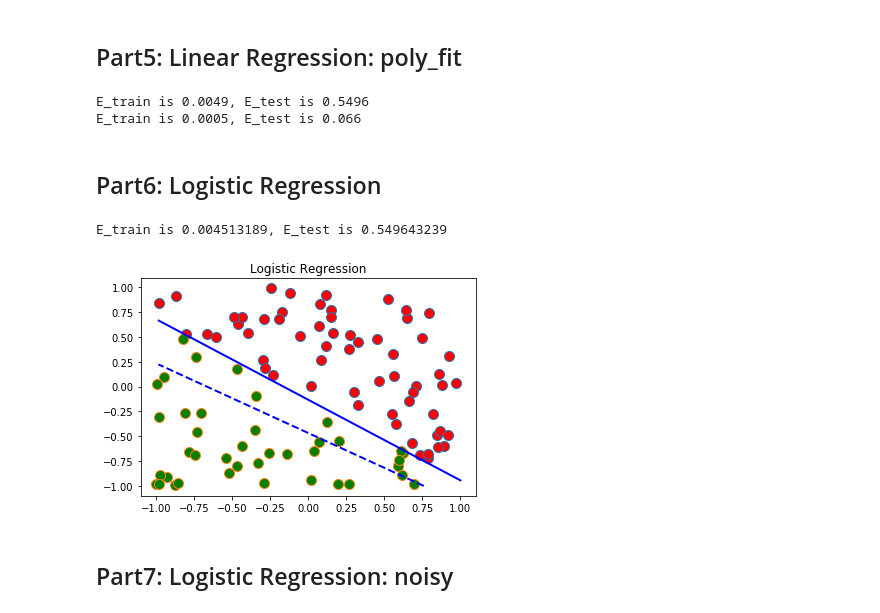
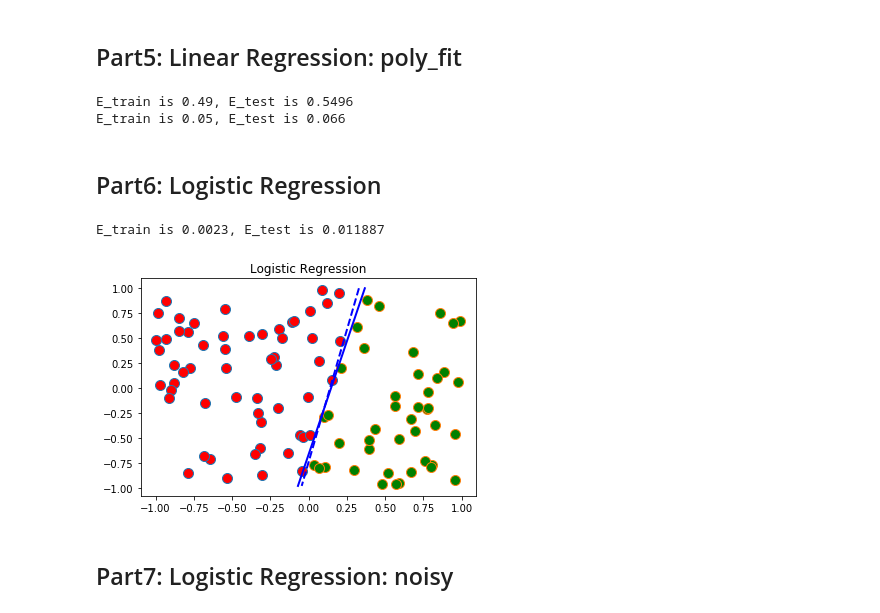
Before and after one commit to Dearkano/Data-Mining, a Jupyter notebook: dm2019summer_hw2/linear-models/run.ipynb, the cells around one changed output. Cells and saved outputs as stored; diff of their text form; code cells hidden in the pictures.

```diff
--- a/dm2019summer_hw2/linear-models/run.ipynb
+++ b/dm2019summer_hw2/linear-models/run.ipynb
@@ -245,6 +239,7 @@ E_test = 0
 nRep = 1
 for j in range(nRep):
     P, N = X.shape
+    PT, NT = X_test.shape
     b = np.ones((1, N))
     x = np.vstack((b, X))
     l = y[0]
@@ -254,18 +249,17 @@ for j in range(nRep):
         g = np.dot(f, l[i])
         if g <= 0:
             E_train = E_train + 1
-    P, N = X_test.shape
-    b = np.ones((1, N))
+    b = np.ones((1, NT))
     xt = np.vstack((b, X_test))
     l = y_test[0]
-    for i in range(N):
+    for i in range(NT):
         a = np.array([xt[:, i]])
         f = np.dot(w.T, a.T)
         g = np.dot(f, l[i])
         if g <= 0:
             E_test = E_test + 1
 E_train = E_train/nRep/N
-E_test = E_test/nRep/N
+E_test = E_test/nRep/NT
 
 print('E_train is {}, E_test is {}'.format(E_train, E_test))
 
@@ -290,6 +284,7 @@ E_test = 0
 nRep = 1
 for j in range(nRep):
     P, N = X_t.shape
+    PT, NT = X_test_t.shape
     b = np.ones((1, N))
     x_t_x = np.vstack((b, X_t))
     l = y[0]
@@ -299,67 +294,73 @@ for j in range(nRep):
         g = np.dot(f, l[i])
         if g <= 0:
             E_train = E_train + 1
-    P, N = X_test_t.shape
-    b = np.ones((1, N))
+    b = np.ones((1, NT))
     xt_t_x = np.vstack((b, X_test_t))
     l = y_test[0]
-    for i in range(N):
+    for i in range(NT):
         a = np.array([xt_t_x[:, i]])
         f = np.dot(w_x.T, a.T)
         g = np.dot(f, l[i])
         if g <= 0:
             E_test = E_test + 1
 E_train = E_train/nRep/N
-E_test = E_test/nRep/N
+E_test = E_test/nRep/NT
 
 
 
 # Compute training, testing error
 print('E_train is {}, E_test is {}'.format(E_train, E_test))
 # %% [output]
-E_train is 0.0049, E_test is 0.5496
-E_train is 0.0005, E_test is 0.066
+E_train is 0.49, E_test is 0.5496
+E_train is 0.05, E_test is 0.066
 # %% [markdown]
 ## Part6: Logistic Regression
 # %%
 from logistic import logistic
 
 # Since logistic regression outputs 0/1, we should adjust the label y.
-nRep = 1; # number of replicates
-nTrain = 100; # number of training data
 
-for i in range(nRep):
-    X, y, w_f = mkdata(nTrain)
-    w_g = logistic(X, y);
+nRep = 100 # number of replicates
+nTrain = 100 # number of training data
+nTest = 10000
+E_train = 0
+E_test = 0
+for j in range(nRep):
+    XH, yH, w_f = mkdata(nTrain+nTest)
+    X = np.array(XH[:, 0:nTrain])
+    X_t = XH[:, nTrain:nTrain+nTest+1]
+    y = yH[:, 0:nTrain]
+    y_t = yH[:,nTrain:nTrain+nTest+1]
     P, N = X.shape
+    PT, NT = X_t.shape
     b = np.ones((1, N))
     x = np.vstack((b, X))
     l = y[0]
+    w_g1 = logistic(x, y)
     for i in range(N):
         a = np.array([x[:, i]])
-        f = np.dot(w.T, a.T)
+        f = np.dot(w_g1.T, a.T)
         g = np.dot(f, l[i])
         if g <= 0:
             E_train = E_train + 1
-    P, N = X_test.shape
-    b = np.ones((1, N))
-    xt = np.vstack((b, X_test))
-    l = y_test[0]
-    for i in range(N):
-        a = np.array([xt[:, i]])
-        f = np.dot(w.T, a.T)
+    b = np.ones((1, NT))
+    x = np.vstack((b, X_t))
+    l = y_t[0]
+    for i in range(NT):
+        a = np.array([x[:, i]])
+        f = np.dot(w_g1.T, a.T)
         g = np.dot(f, l[i])
         if g <= 0:
             E_test = E_test + 1
-E_train = E_train/nRep/N
-E_test = E_test/nRep/N
+E_train = E_train/nRep/nTrain
+E_test = E_test/nRep/nTest
 
 print('E_train is {}, E_test is {}'.format(E_train, E_test))
-wgg = np.array(w_g)
-plotdata(X, y, w_f, wgg, 'Logistic Regression')
+rwg = np.array(w_g1)
+plotdata(X, y, w_f, rwg, 'Logistic Regression')
 # %% [output]
-E_train is 0.004513189, E_test is 0.549643239
+E_train is 0.0023, E_test is 0.011887
-[figure, old version]
+[figure, new version]
 # %% [markdown]
 ## Part7: Logistic Regression: noisy
 # %%
```
Also changed, not shown: parts of 7 cells of this notebook, 5 other files.
